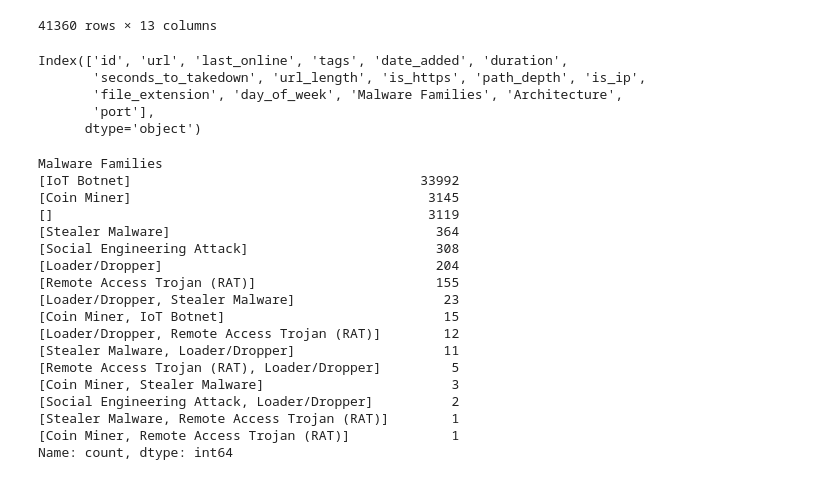
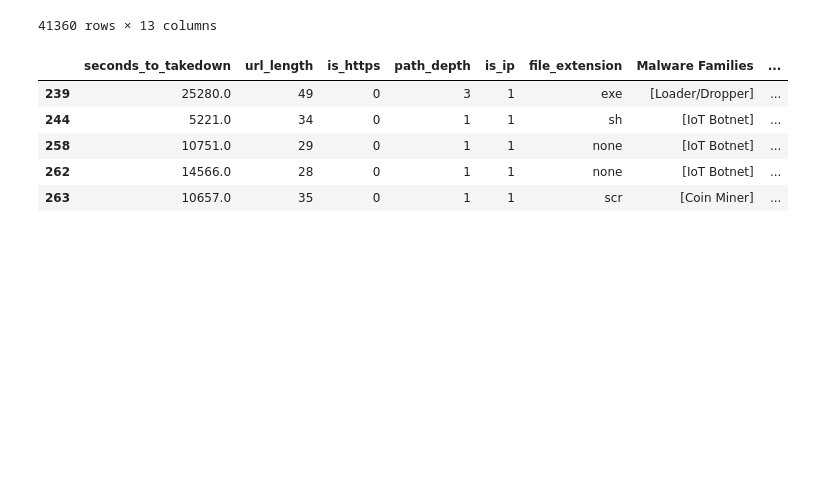
Before and after one commit to hashimtg10/DataScience-GroupProj, a Jupyter notebook: machine_learning.ipynb, the cells around one changed output. Saved outputs shown, nothing was run; the diff lists cells and outputs as text; code cells hidden in the pictures; blank space fills up the shorter version.

```diff
--- a/machine_learning.ipynb
+++ b/machine_learning.ipynb
@@ -244,32 +244,3 @@ features
 | 73755 | 2025-11-08 05:25:04 | 32-bit,elf,mips,Mozi | 1 days 17:23:52 | 149032.0 | 32 | 0 | 1 | 1 | ... |
 | 73758 | 2025-11-06 19:02:37 | 32-bit,arm,elf,mirai,Mozi | 0 days 07:07:21 | 25641.0 | 29 | 0 | 1 | 1 | ... |
 41360 rows × 13 columns
-# %%
-offline_df.columns
-# %% [output]
-Index(['id', 'url', 'last_online', 'tags', 'date_added', 'duration',
-       'seconds_to_takedown', 'url_length', 'is_https', 'path_depth', 'is_ip',
-       'file_extension', 'day_of_week', 'Malware Families', 'Architecture',
-       'port'],
-      dtype='object')
-# %%
-offline_df['Malware Families'].value_counts()
-# %% [output]
-Malware Families
-[IoT Botnet]                                     33992
-[Coin Miner]                                      3145
-[]                                                3119
-[Stealer Malware]                                  364
-[Social Engineering Attack]                        308
-[Loader/Dropper]                                   204
-[Remote Access Trojan (RAT)]                       155
-[Loader/Dropper, Stealer Malware]                   23
-[Coin Miner, IoT Botnet]                            15
-[Loader/Dropper, Remote Access Trojan (RAT)]        12
-[Stealer Malware, Loader/Dropper]                   11
-[Remote Access Trojan (RAT), Loader/Dropper]         5
-[Coin Miner, Stealer Malware]                        3
-[Social Engineering Attack, Loader/Dropper]          2
-[Stealer Malware, Remote Access Trojan (RAT)]        1
-[Coin Miner, Remote Access Trojan (RAT)]             1
-Name: count, dtype: int64
@@ -275,0 +251,10 @@ Name: count, dtype: int64
+# %%
+encoded_df = pd.get_dummies(encoded_df, columns=['day_of_week'])
+encoded_df.head()
+# %% [output]
+|  | seconds_to_takedown | url_length | is_https | path_depth | is_ip | file_extension | Malware Families | ... |
+| 239 | 25280.0 | 49 | 0 | 3 | 1 | exe | [Loader/Dropper] | ... |
+| 244 | 5221.0 | 34 | 0 | 1 | 1 | sh | [IoT Botnet] | ... |
+| 258 | 10751.0 | 29 | 0 | 1 | 1 | none | [IoT Botnet] | ... |
+| 262 | 14566.0 | 28 | 0 | 1 | 1 | none | [IoT Botnet] | ... |
+| 263 | 10657.0 | 35 | 0 | 1 | 1 | scr | [Coin Miner] | ... |
```
Also changed, not shown: parts of 6 cells of this notebook.
